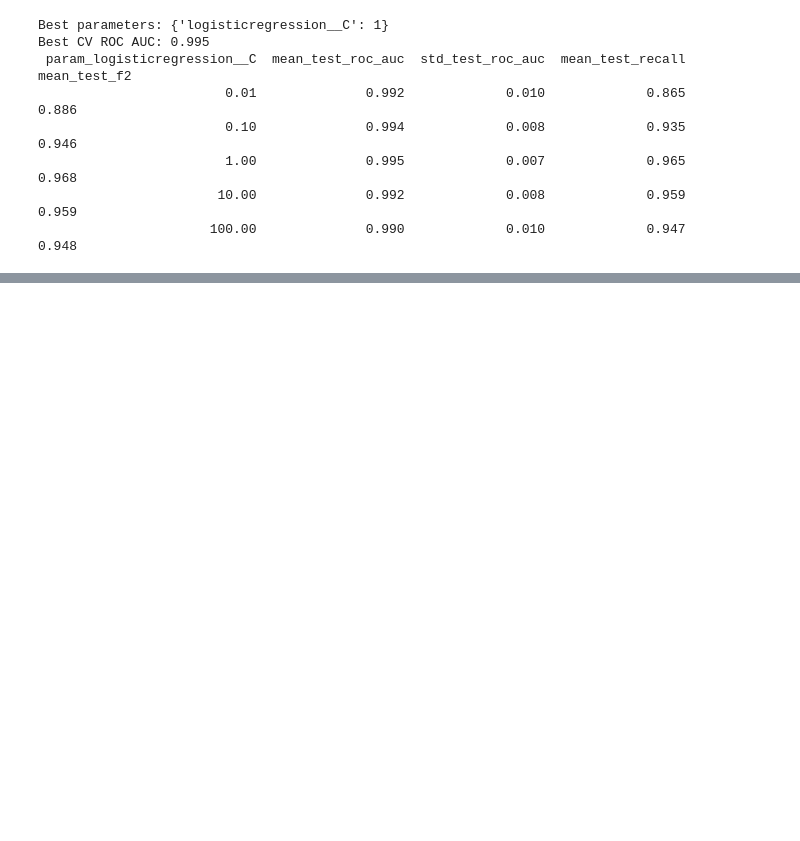
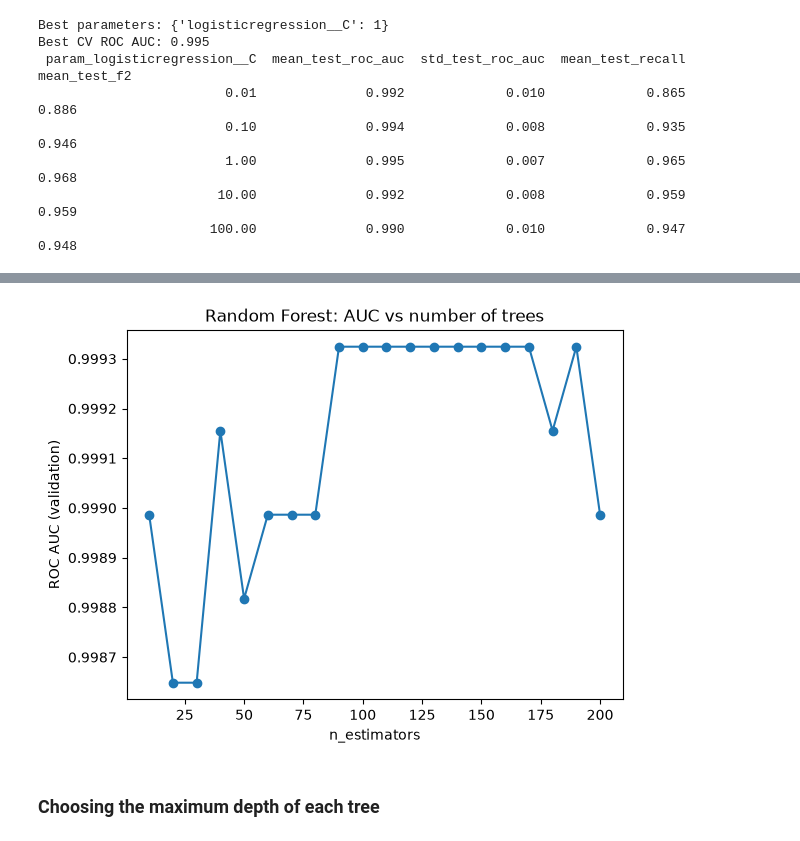
Before and after one commit to nexena93/midterm_project, a Jupyter notebook: notebook.ipynb, the cells around one changed output, grey strips where cells are left out. Saved outputs shown, nothing was run; the diff lists cells and outputs as text; code cells hidden in the pictures; blank space fills up the shorter version.

```diff
--- a/notebook.ipynb
+++ b/notebook.ipynb
@@ -447,0 +426,14 @@ weighted avg      0.974     0.974     0.974       114
+# %%
+scores = []
+
+for n in range(10, 201, 10):
+    rf = RandomForestClassifier(n_estimators=n, random_state=1)
+    rf.fit(X_train_scaled, y_train)
+
+    y_pred_val_rf = rf.predict_proba(X_val_scaled)[:, 1]
+    auc = roc_auc_score(y_val, y_pred_val_rf)
+
+    scores.append((n, auc))
+# %%
+df_scores = pd.DataFrame(scores, columns=['n_estimators', 'auc'])
+print(df_scores.round(4).to_string(index=False))
@@ -447,0 +458,10 @@ weighted avg      0.974     0.974     0.974       114
+# %%
+plt.plot(df_scores.n_estimators, df_scores.auc, marker="o")
+plt.xlabel("n_estimators")
+plt.ylabel("ROC AUC (validation)")
+plt.title("Random Forest: AUC vs number of trees")
+plt.show()
+# %% [output]
+[figure, added]
+# %% [markdown]
+### Choosing the maximum depth of each tree
```
Also changed, not shown: parts of 25 cells of this notebook, 6 other files.
